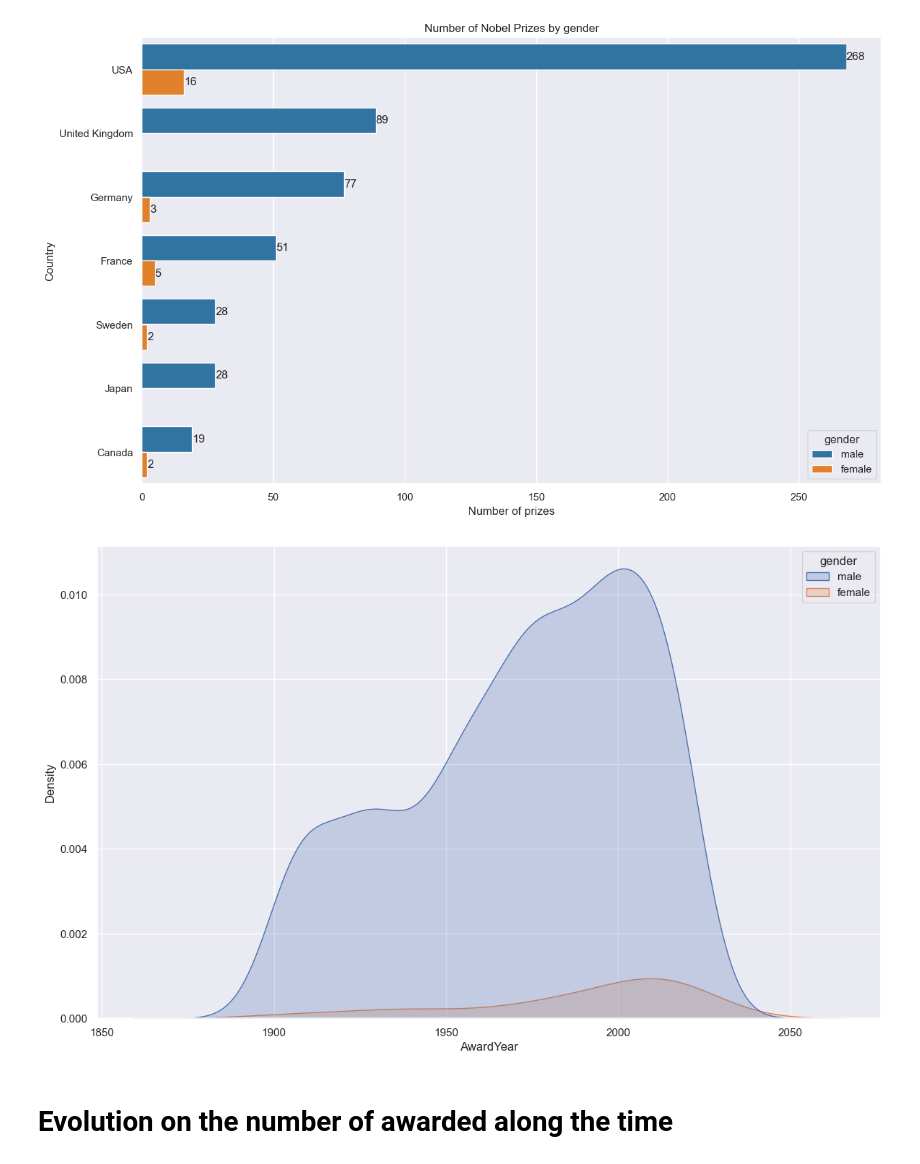
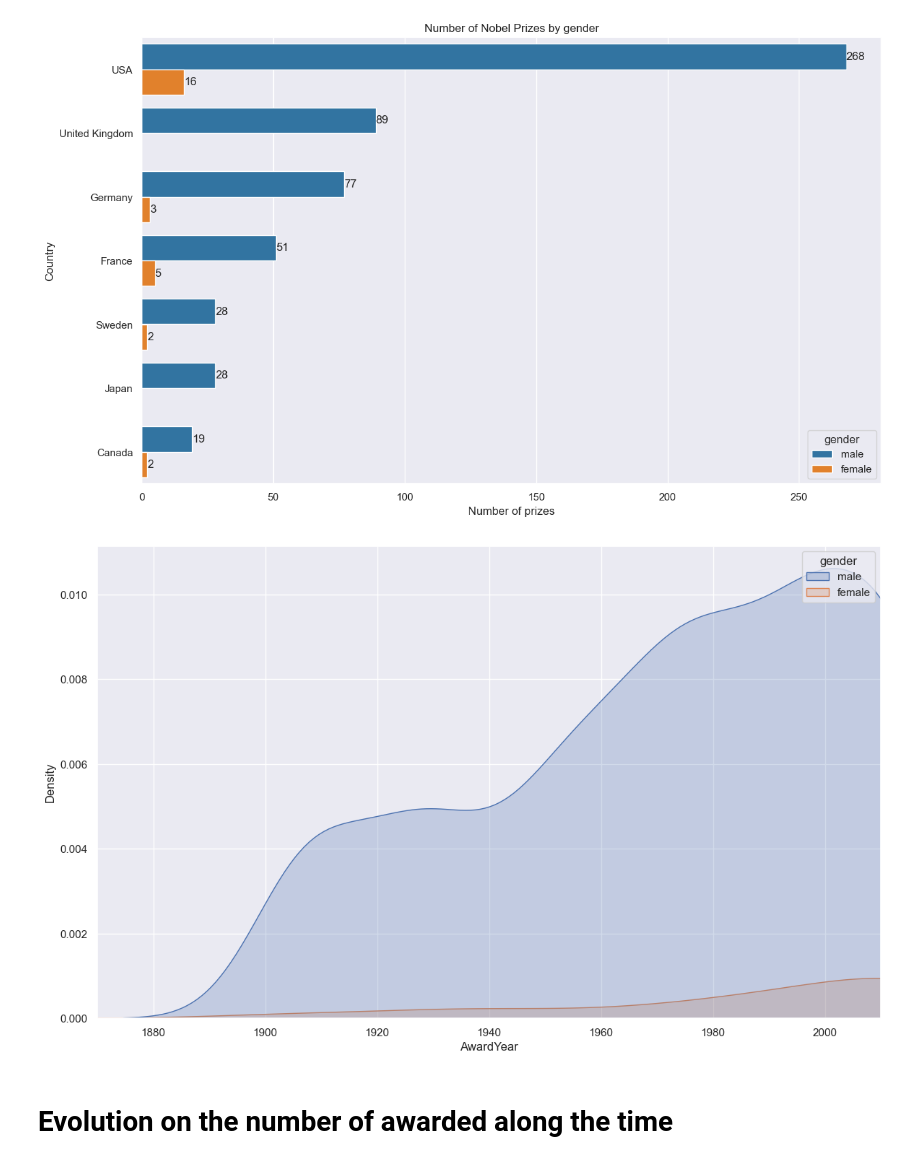
Before and after one commit to GuilleNes/Project-2.-Nobel-Awards-Analysis, a Jupyter notebook: Src/Visualization.ipynb, the cells around one changed output. Cells and saved outputs as stored; diff of their text form; code cells hidden in the pictures.

```diff
--- a/Src/Visualization.ipynb
+++ b/Src/Visualization.ipynb
@@ -73,10 +73,11 @@ plot_2.figure.savefig("../images/Plot_2.jpg", dpi=1000, bbox_inches = "tight")
 # %%
 df1_ = df1[(df1["AwardYear"]<2020)]
 plot_3 = sns.kdeplot(x=df1.AwardYear, hue=df1.gender, fill=True)
 sns.set(rc={'figure.figsize':(14.0,8.5)})
+plot_3.set(xlim=(1870, 2010))
 plot_3.figure.savefig("../images/plot_3.jpg", dpi=1000, bbox_inches = "tight")
 # %% [output]
-[figure, old version]
+[figure, new version]
 # %% [markdown]
 # Evolution on the number of awarded along the time
 # %%
```
Also changed, not shown: parts of 3 cells of this notebook, 9 other files.
